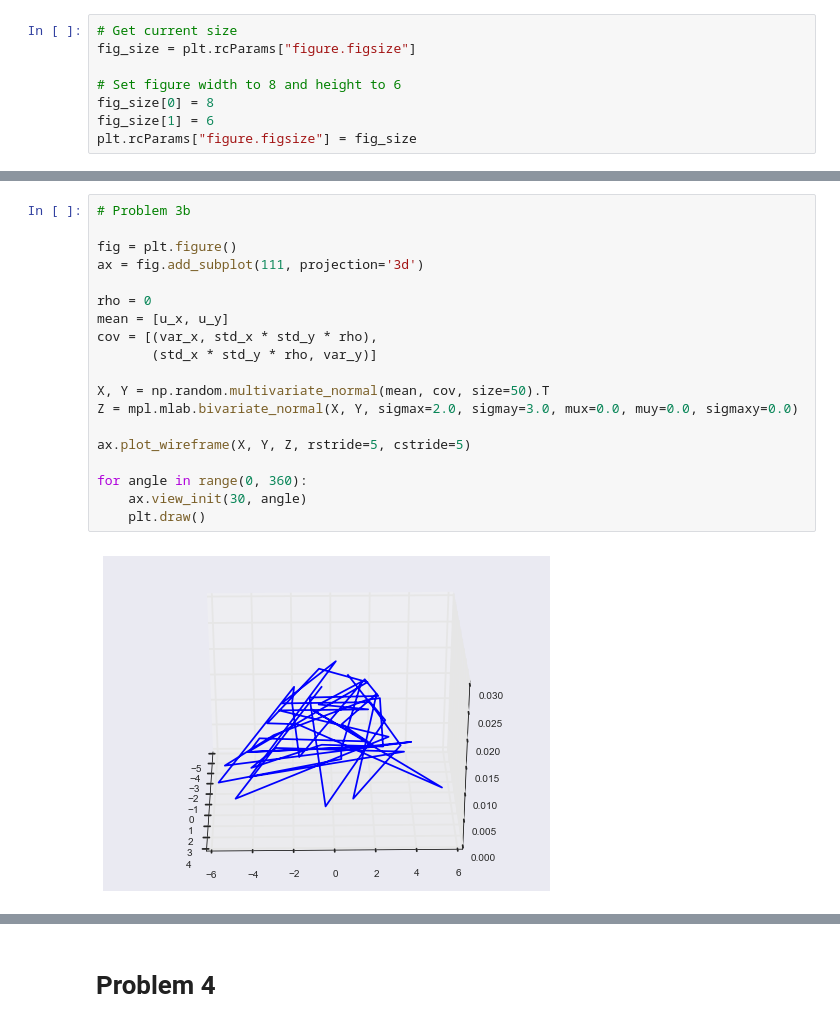
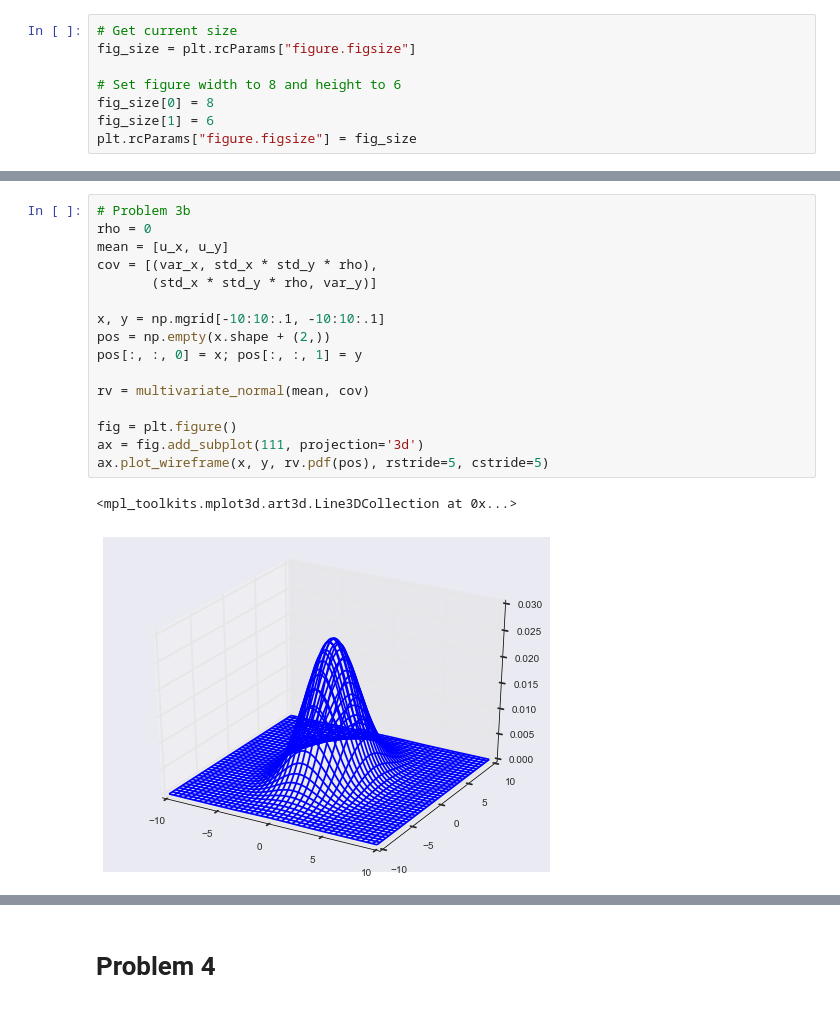
Before and after one commit to wenyangfu/EE361M_Homework, a Jupyter notebook: Homework 1.ipynb, the cells around one changed output, grey strips where cells are left out. Drawn from its saved outputs; the diff is of its cells as text.

```diff
--- a/Homework 1.ipynb
+++ b/Homework 1.ipynb
@@ -91,21 +86,19 @@ plot_contours(u_x, u_y, var_x, var_y, std_x, std_y, rho)
-# %%
-# Problem 3b
-
-fig = plt.figure()
-ax = fig.add_subplot(111, projection='3d')
-
-rho = 0
-mean = [u_x, u_y]
-cov = [(var_x, std_x * std_y * rho),
-       (std_x * std_y * rho, var_y)]
-
-X, Y = np.random.multivariate_normal(mean, cov, size=50).T
-Z = mpl.mlab.bivariate_normal(X, Y, sigmax=2.0, sigmay=3.0, mux=0.0, muy=0.0, sigmaxy=0.0)
-
-ax.plot_wireframe(X, Y, Z, rstride=5, cstride=5)
-
-for angle in range(0, 360):
-    ax.view_init(30, angle)
-    plt.draw()
-# %% [output]
-[figure, removed]
+# %%
+# Problem 3b
+rho = 0
+mean = [u_x, u_y]
+cov = [(var_x, std_x * std_y * rho),
+       (std_x * std_y * rho, var_y)]
+
+x, y = np.mgrid[-10:10:.1, -10:10:.1]
+pos = np.empty(x.shape + (2,))
+pos[:, :, 0] = x; pos[:, :, 1] = y
+
+rv = multivariate_normal(mean, cov)
+
+fig = plt.figure()
+ax = fig.add_subplot(111, projection='3d')
+ax.plot_wireframe(x, y, rv.pdf(pos), rstride=5, cstride=5)
+# %% [output]
+<mpl_toolkits.mplot3d.art3d.Line3DCollection at 0x...>
+[figure, added]
```
Also changed, not shown: parts of 11 cells of this notebook.
